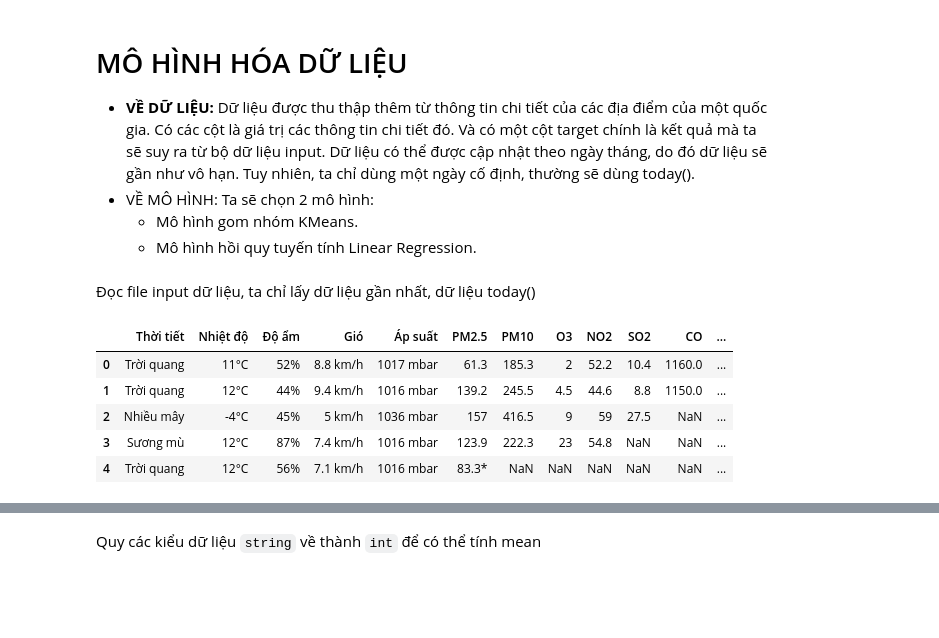
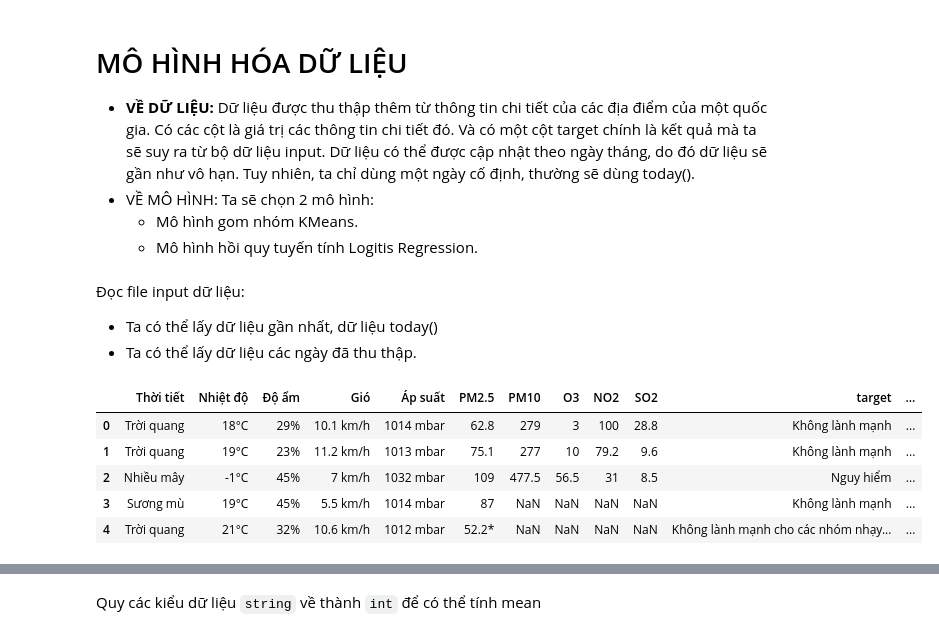
Before and after one commit to yakhimm/NMKHDL_20, a Jupyter notebook: models.ipynb, the cells around one changed output, grey strips where cells are left out. Drawn from its saved outputs; the diff is of its cells as text; code cells hidden in the pictures; blank space fills up the shorter version.

```diff
--- a/models.ipynb
+++ b/models.ipynb
@@ -3,7 +3,7 @@
 - **VỀ DỮ LIỆU:** Dữ liệu được thu thập thêm từ thông tin chi tiết của các địa điểm của một quốc gia. Có các cột là giá trị các thông tin chi tiết đó. Và có một cột target chính là kết quả mà ta sẽ suy ra từ bộ dữ liệu input. Dữ liệu có thể được cập nhật theo ngày tháng, do đó dữ liệu sẽ gần như vô hạn. Tuy nhiên, ta chỉ dùng một ngày cố định, thường sẽ dùng today().
 - VỀ MÔ HÌNH: Ta sẽ chọn 2 mô hình:
   - Mô hình gom nhóm KMeans.
-  - Mô hình hồi quy tuyến tính Linear Regression.
+  - Mô hình hồi quy tuyến tính Logitis Regression.
 # %%
 import pandas as pd
 import numpy as np
@@ -18,15 +16,29 @@ from scipy.spatial.distance import cdist
 # %% [markdown]
-Đọc file input dữ liệu, ta chỉ lấy dữ liệu gần nhất, dữ liệu today()
+Đọc file input dữ liệu:
+
+- Ta có thể lấy dữ liệu gần nhất, dữ liệu today()
+- Ta có thể lấy dữ liệu các ngày đã thu thập.
 # %%
 from os import walk
 filenames = next(walk('./data/data'), (None, None, []))[2]  # [] if no file
-filename = filenames[-1]
-df = pd.read_csv(f'./data/data/{filename}')
+
+# Nếu muốn train trên bộ dữ liệu là ngày hôm nay today()
+# filename = filenames[-1]
+# df = pd.read_csv(f'./data/data/{filename}')
+
+# Nếu muốn test trên bộ dữ liệu là các ngày mà ta thu thập...
+cnt = 0
+for filename in filenames:
+    if cnt == 0:
+        df = pd.read_csv(f'./data/data/{filename}')
+    else:
+        df = pd.concat([df, pd.read_csv(f'./data/data/{filename}')])
+    cnt += 1
 df.head()
 # %% [output]
-|  | Thời tiết | Nhiệt độ | Độ ẩm | Gió | Áp suất | PM2.5 | PM10 | O3 | NO2 | SO2 | CO | ... |
-| 0 | Trời quang | 11°C | 52% | 8.8 km/h | 1017 mbar | 61.3 | 185.3 | 2 | 52.2 | 10.4 | 1160.0 | ... |
-| 1 | Trời quang | 12°C | 44% | 9.4 km/h | 1016 mbar | 139.2 | 245.5 | 4.5 | 44.6 | 8.8 | 1150.0 | ... |
-| 2 | Nhiều mây | -4°C | 45% | 5 km/h | 1036 mbar | 157 | 416.5 | 9 | 59 | 27.5 | NaN | ... |
-| 3 | Sương mù | 12°C | 87% | 7.4 km/h | 1016 mbar | 123.9 | 222.3 | 23 | 54.8 | NaN | NaN | ... |
-| 4 | Trời quang | 12°C | 56% | 7.1 km/h | 1016 mbar | 83.3* | NaN | NaN | NaN | NaN | NaN | ... |
+|  | Thời tiết | Nhiệt độ | Độ ẩm | Gió | Áp suất | PM2.5 | PM10 | O3 | NO2 | SO2 | target | ... |
+| 0 | Trời quang | 18°C | 29% | 10.1 km/h | 1014 mbar | 62.8 | 279 | 3 | 100 | 28.8 | Không lành mạnh | ... |
+| 1 | Trời quang | 19°C | 23% | 11.2 km/h | 1013 mbar | 75.1 | 277 | 10 | 79.2 | 9.6 | Không lành mạnh | ... |
+| 2 | Nhiều mây | -1°C | 45% | 7 km/h | 1032 mbar | 109 | 477.5 | 56.5 | 31 | 8.5 | Nguy hiểm | ... |
+| 3 | Sương mù | 19°C | 45% | 5.5 km/h | 1014 mbar | 87 | NaN | NaN | NaN | NaN | Không lành mạnh | ... |
+| 4 | Trời quang | 21°C | 32% | 10.6 km/h | 1012 mbar | 52.2* | NaN | NaN | NaN | NaN | Không lành mạnh cho các nhóm nhạy... | ... |
```
Also changed, not shown: parts of 25 cells of this notebook, 5 other files.
